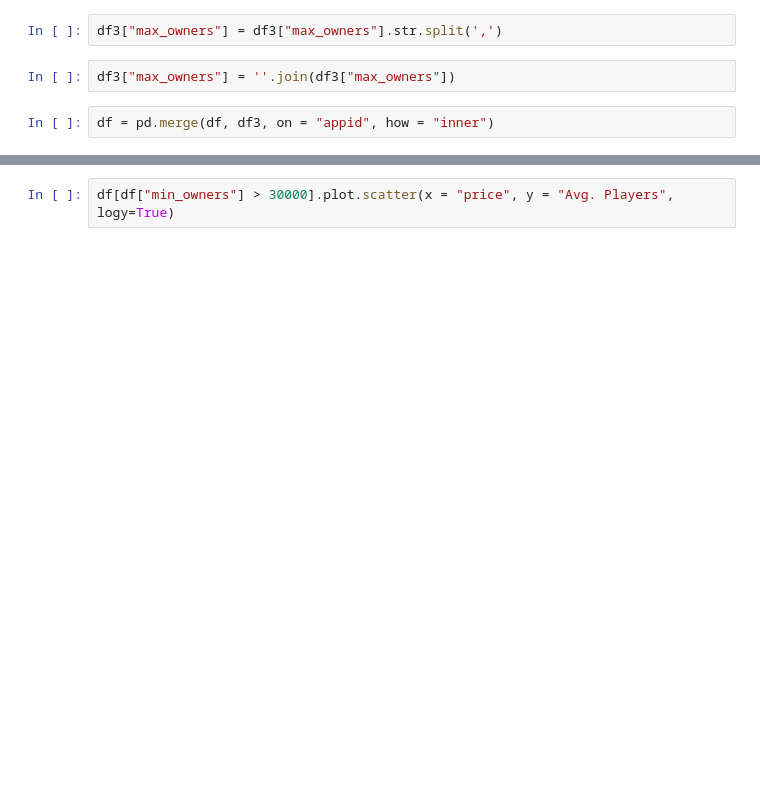
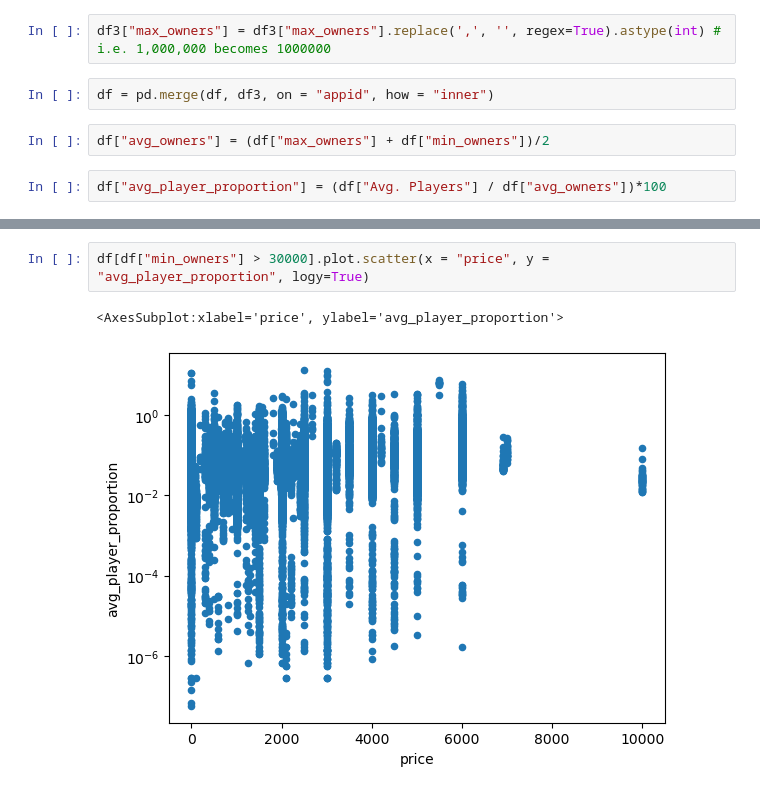
Before and after one commit to mortonjack/Data-Analysis, a Jupyter notebook: graph.ipynb, the cells around one changed output, grey strips where cells are left out. Drawn from its saved outputs; the diff is of its cells as text; blank space fills up the shorter version.

Commit message:
more visualisations & correlation coefficient

```diff
--- a/graph.ipynb
+++ b/graph.ipynb
@@ -35,8 +33,10 @@ TypeError: sequence item 0: expected str instance, list found
 # %%
-df3["max_owners"] = df3["max_owners"].str.split(',')
+df3["max_owners"] = df3["max_owners"].replace(',', '', regex=True).astype(int) # i.e. 1,000,000 becomes 1000000
-# %%
-df3["max_owners"] = ''.join(df3["max_owners"])
 # %%
 df = pd.merge(df, df3, on = "appid", how = "inner")
+# %%
+df["avg_owners"] = (df["max_owners"] + df["min_owners"])/2
+# %%
+df["avg_player_proportion"] = (df["Avg. Players"] / df["avg_owners"])*100
 # %%
 df #Cleaned up dataset
@@ -43,3 +85,6 @@ df #Cleaned up dataset
 # %%
-df[df["min_owners"] > 30000].plot.scatter(x = "price", y = "Avg. Players", logy=True)
+df[df["min_owners"] > 30000].plot.scatter(x = "price", y = "avg_player_proportion", logy=True)
+# %% [output]
+<AxesSubplot:xlabel='price', ylabel='avg_player_proportion'>
+[figure, added]
 # %%
```
Also changed, not shown: parts of 10 cells of this notebook.
